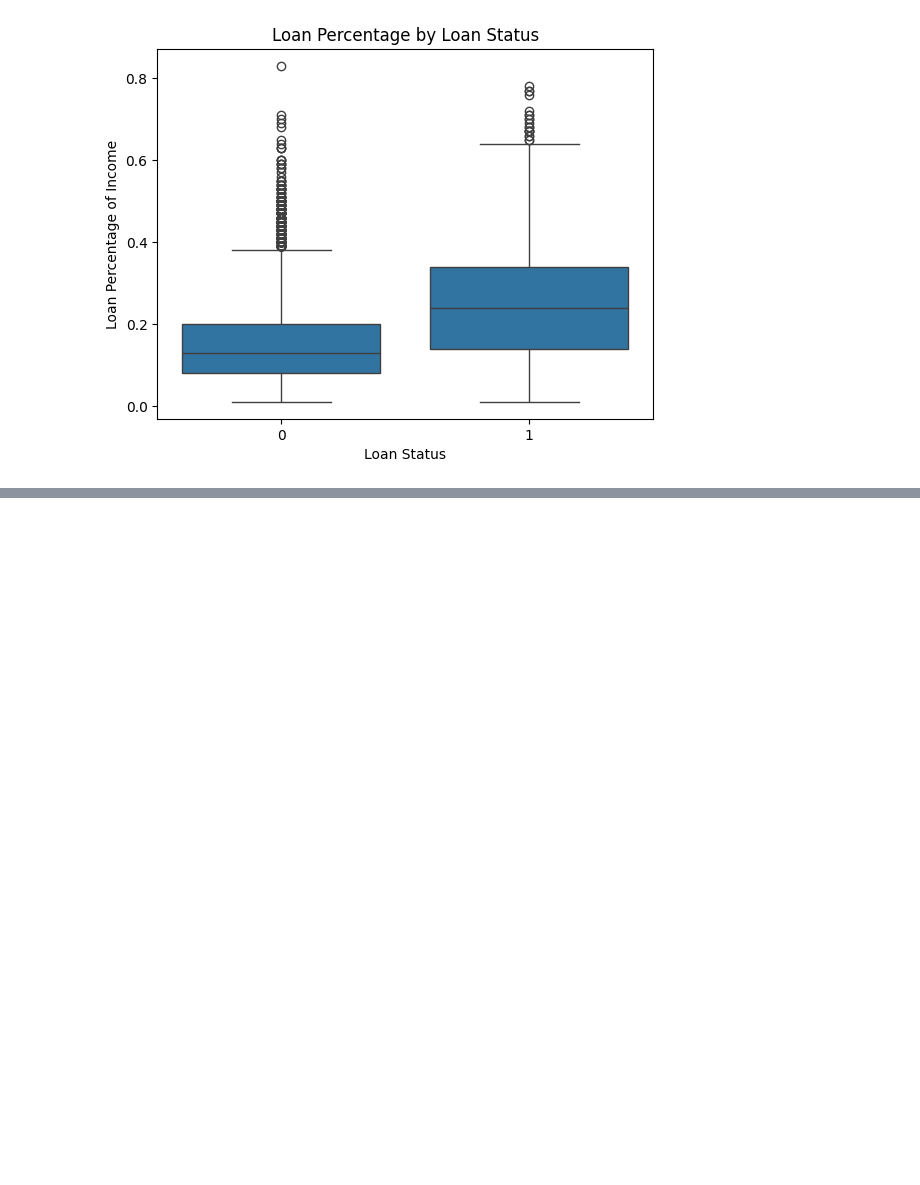
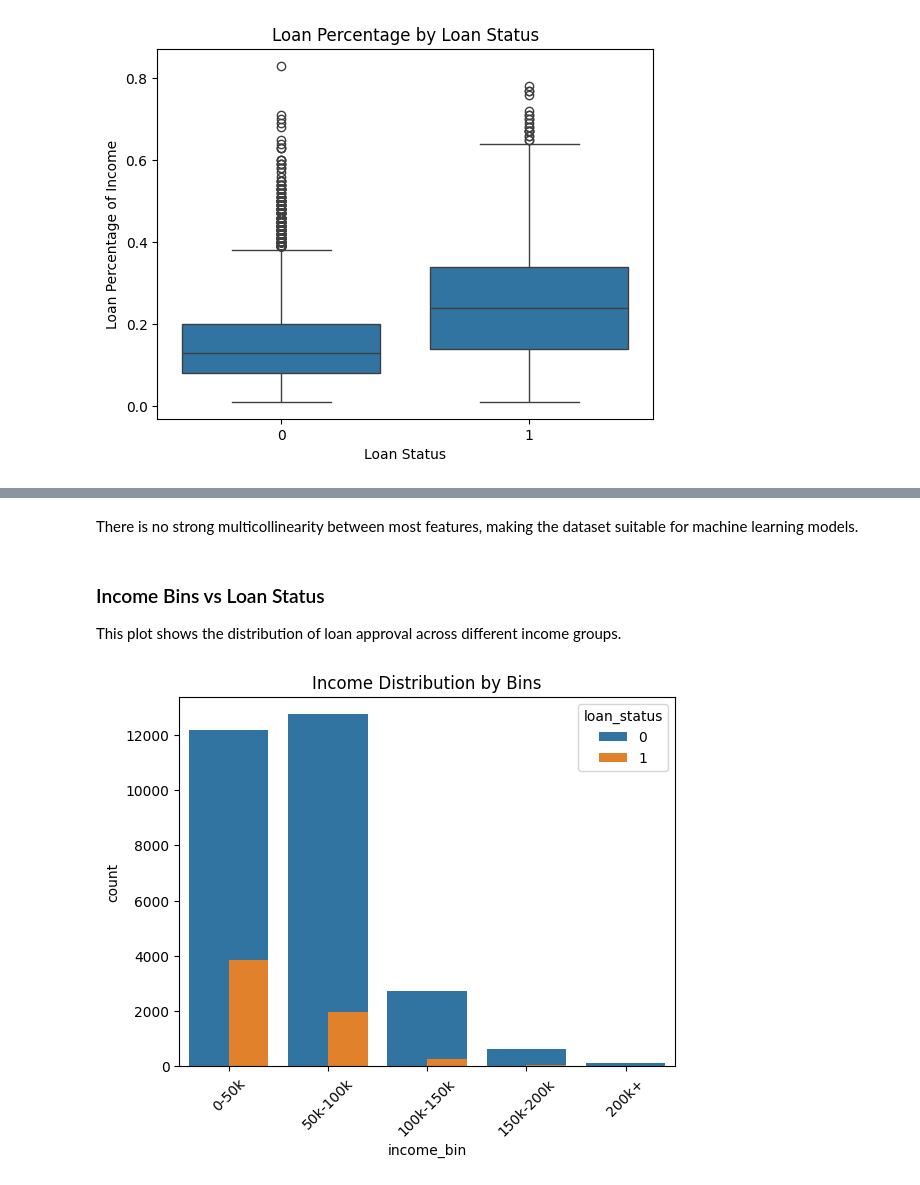
Before and after one commit to AkshGupta00/Portfolio, a Jupyter notebook: loan_approval_prediction/loan_approval_prediction.ipynb, the cells around one changed output, grey strips where cells are left out. Cells and saved outputs as stored; diff of their text form; code cells hidden in the pictures; blank space fills up the shorter version.

```diff
--- a/loan_approval_prediction/loan_approval_prediction.ipynb
+++ b/loan_approval_prediction/loan_approval_prediction.ipynb
@@ -273,0 +339,19 @@ plt.show()
+# %% [markdown]
+There is no strong multicollinearity between most features, making the dataset suitable for machine learning models.
+# %% [markdown]
+### Income Bins vs Loan Status
+
+This plot shows the distribution of loan approval across different income groups.
+# %%
+bins = [0, 50000, 100000, 150000, 200000, 300000]
+labels = ['0-50k', '50k-100k', '100k-150k', '150k-200k', '200k+']
+
+df['income_bin'] = pd.cut(df['person_income'], bins=bins, labels=labels)
+
+sns.countplot(x='income_bin', data=df)
+plt.title('Income Distribution by Bins')
+plt.xticks(rotation=45)
+sns.countplot(x='income_bin', data=df, hue='loan_status')
+plt.show()
+# %% [output]
+[figure, added]
```
Also changed, not shown: parts of 43 cells of this notebook.
